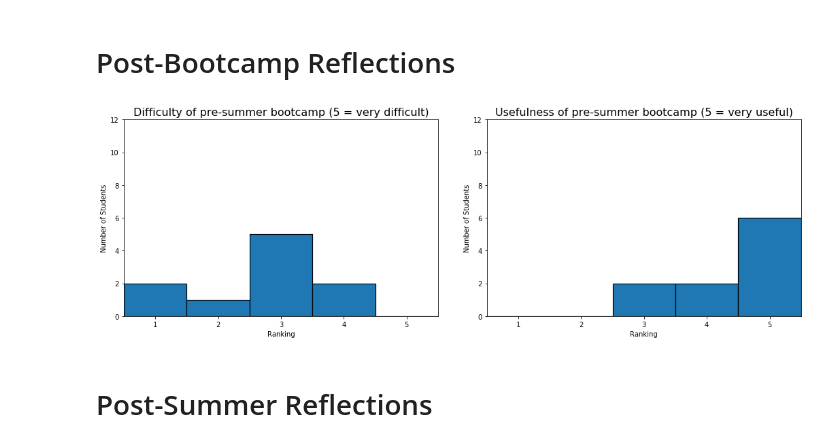
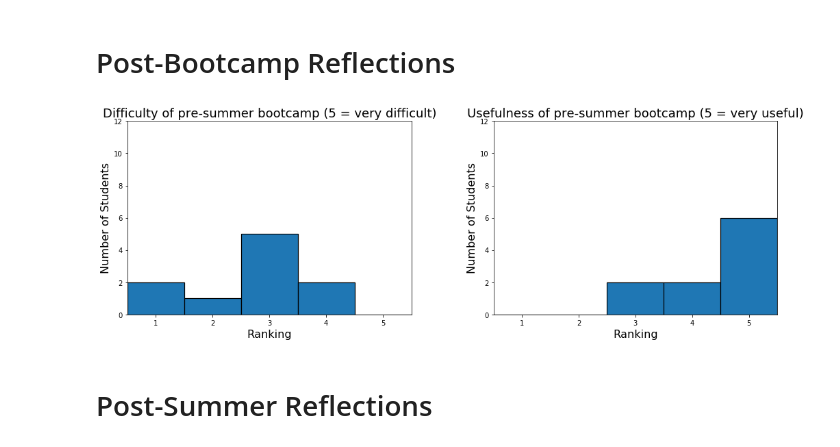
Before and after one commit to carinacheng/CHAMP2017, a Jupyter notebook: Survey/CHAMP 2017.ipynb, the cells around one changed output. Drawn from its saved outputs; the diff is of its cells as text; code cells hidden in the pictures.

```diff
--- a/Survey/CHAMP 2017.ipynb
+++ b/Survey/CHAMP 2017.ipynb
@@ -33,7 +33,7 @@ Q[1] = "I have experience \n programming in python."
 Q[2] = "I have experience \n programming in languages \n other than python."
 Q[3] = "I have experience \n doing scientific research."
 Q[4] = "I have experience \n running programs \n on my computer."
-Q[5] = "I have experience \n interacting with my computer \n via the command-line."
+Q[5] = "I have experience interacting \n with my computer \n via the command-line."
 Q[6] = "I am comfortable \n applying mathematical techniques \n to physics and astronomy problems."
 Q[7] = "I feel comfortable \n building my own software tools \n to help me solve problems."
 Q[8] = "I enjoy group work and \n collaborating with others."
@@ -149,24 +181,24 @@ p.show()
 # %%
 p.figure(figsize=(15,5))
 bins = [1,2,3,4,5,6]
 p.subplot(121)
 nums,_,_ = p.hist(Af[18],bins=bins,align='left',edgecolor='black',linewidth=1.2)
 p.xlim(0.5,5.5)
 p.ylim(0,12)
-p.title(Q[18],fontsize=16)
-p.ylabel('Number of Students')
-p.xlabel('Ranking')
+p.title(Q[18],fontsize=18)
+p.ylabel('Number of Students',fontsize=16)
+p.xlabel('Ranking',fontsize=16)
 p.subplot(122)
 nums,_,_ = p.hist(Af[19],bins=bins,align='left',edgecolor='black',linewidth=1.2)
 p.xlim(0.5,5.5)
 p.ylim(0,12)
-p.title(Q[19],fontsize=16)
-p.ylabel('Number of Students')
-p.xlabel('Ranking')
+p.title(Q[19],fontsize=18)
+p.ylabel('Number of Students',fontsize=16)
+p.xlabel('Ranking', fontsize=16)
 p.tight_layout()
 p.show()
 # %% [output]
-[figure, old version]
+[figure, new version]
 # %% [markdown]
 # Post-Summer Reflections
 # %% [markdown]
```
Also changed, not shown: parts of 3 cells of this notebook.
